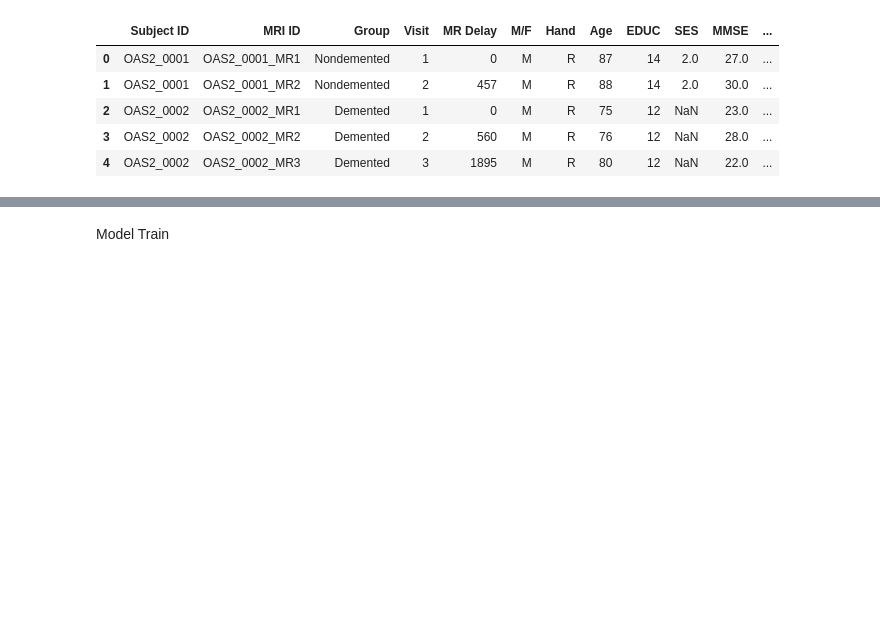
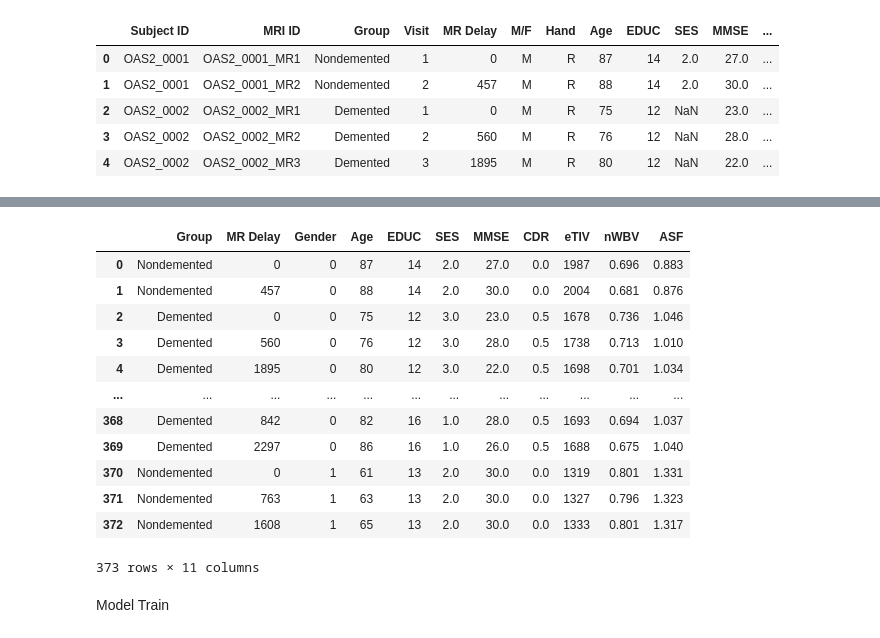
Before and after one commit to ytsubhadip/Early-Stage-Dementia-Detection, a Jupyter notebook: model traning/notebook1.ipynb, the cells around one changed output, grey strips where cells are left out. Saved outputs shown, nothing was run; the diff lists cells and outputs as text; code cells hidden in the pictures; blank space fills up the shorter version.

```diff
--- a/model traning/notebook1.ipynb
+++ b/model traning/notebook1.ipynb
@@ -99,3 +109,19 @@ df.head()
+# %%
+df
+# %% [output]
+|  | Group | MR Delay | Gender | Age | EDUC | SES | MMSE | CDR | eTIV | nWBV | ASF |
+| 0 | Nondemented | 0 | 0 | 87 | 14 | 2.0 | 27.0 | 0.0 | 1987 | 0.696 | 0.883 |
+| 1 | Nondemented | 457 | 0 | 88 | 14 | 2.0 | 30.0 | 0.0 | 2004 | 0.681 | 0.876 |
+| 2 | Demented | 0 | 0 | 75 | 12 | 3.0 | 23.0 | 0.5 | 1678 | 0.736 | 1.046 |
+| 3 | Demented | 560 | 0 | 76 | 12 | 3.0 | 28.0 | 0.5 | 1738 | 0.713 | 1.010 |
+| 4 | Demented | 1895 | 0 | 80 | 12 | 3.0 | 22.0 | 0.5 | 1698 | 0.701 | 1.034 |
+| ... | ... | ... | ... | ... | ... | ... | ... | ... | ... | ... | ... |
+| 368 | Demented | 842 | 0 | 82 | 16 | 1.0 | 28.0 | 0.5 | 1693 | 0.694 | 1.037 |
+| 369 | Demented | 2297 | 0 | 86 | 16 | 1.0 | 26.0 | 0.5 | 1688 | 0.675 | 1.040 |
+| 370 | Nondemented | 0 | 1 | 61 | 13 | 2.0 | 30.0 | 0.0 | 1319 | 0.801 | 1.331 |
+| 371 | Nondemented | 763 | 1 | 63 | 13 | 2.0 | 30.0 | 0.0 | 1327 | 0.796 | 1.323 |
+| 372 | Nondemented | 1608 | 1 | 65 | 13 | 2.0 | 30.0 | 0.0 | 1333 | 0.801 | 1.317 |
+373 rows × 11 columns
 # %% [markdown]
 Model Train
 # %%
```
Also changed, not shown: parts of 9 cells of this notebook, 4 other files.
